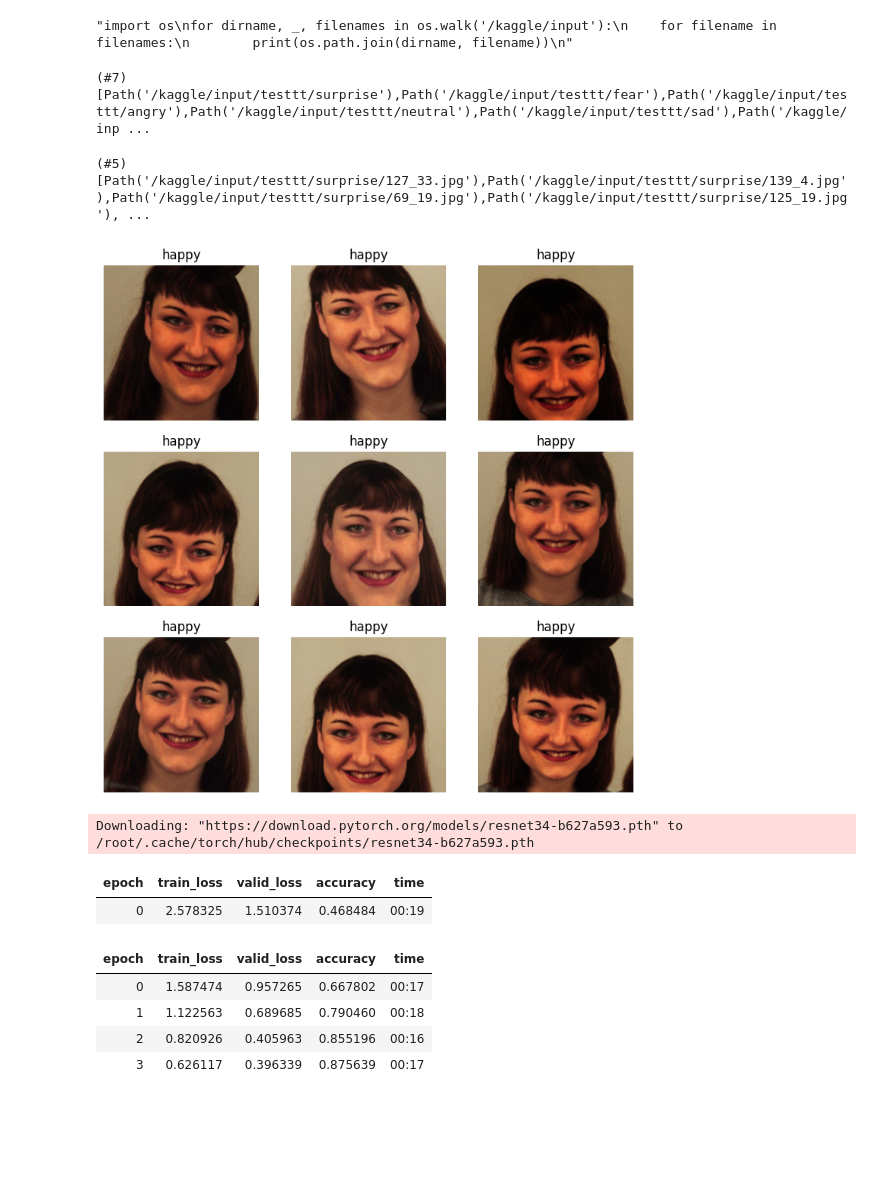
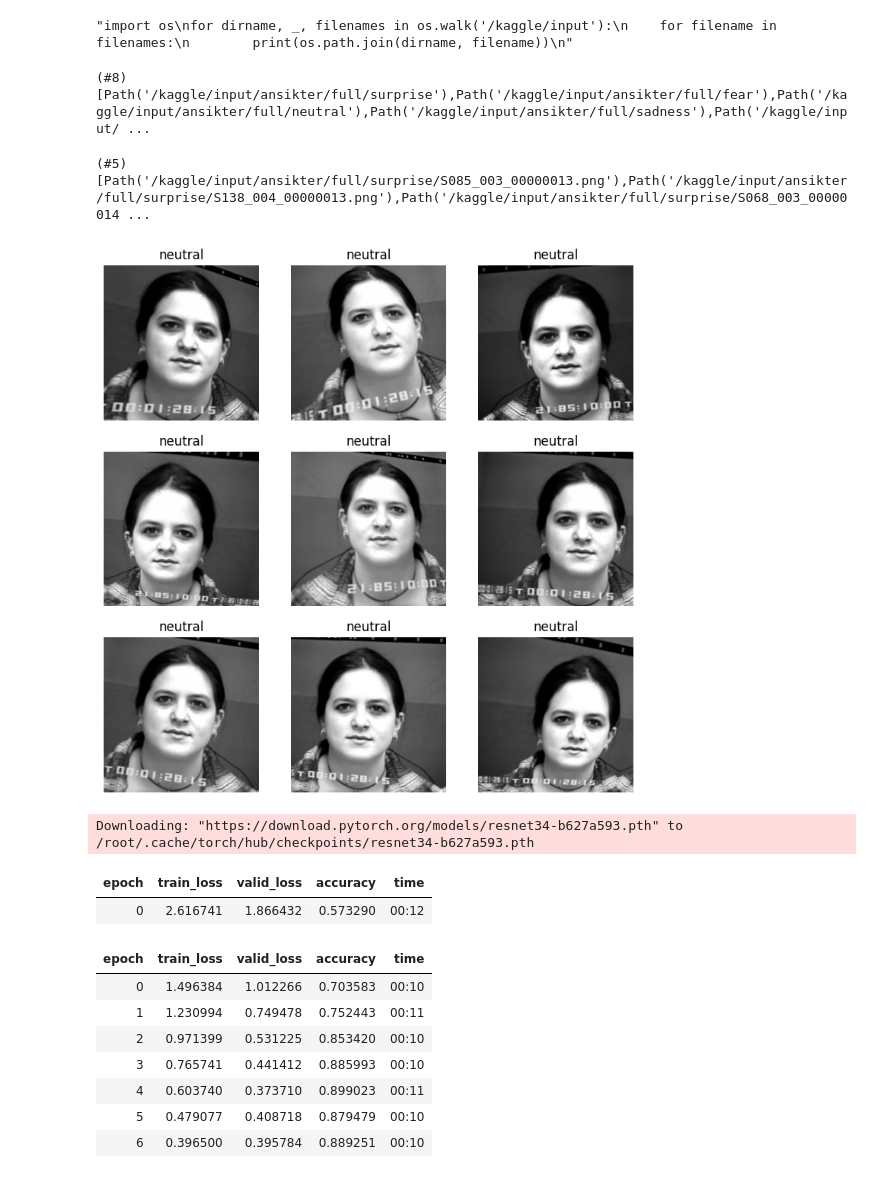
Before and after one commit to Markustho/Facialscan, a Jupyter notebook: ansikt.ipynb, the cells around one changed output. Drawn from its saved outputs; the diff is of its cells as text; code cells hidden in the pictures; blank space fills up the shorter version.

```diff
--- a/ansikt.ipynb
+++ b/ansikt.ipynb
@@ -60,15 +60,15 @@ if colab:
     DATA.mkdir(exist_ok=True, parents=True)
 
 elif kaggle:
-    DATA = Path('/kaggle/input/testtt')
+    DATA = Path('/kaggle/input/ansikter/full')
 # %%
 DATA.ls()
 # %% [output]
-(#7) [Path('/kaggle/input/testtt/surprise'),Path('/kaggle/input/testtt/fear'),Path('/kaggle/input/testtt/angry'),Path('/kaggle/input/testtt/neutral'),Path('/kaggle/input/testtt/sad'),Path('/kaggle/inp ...
+(#8) [Path('/kaggle/input/ansikter/full/surprise'),Path('/kaggle/input/ansikter/full/fear'),Path('/kaggle/input/ansikter/full/neutral'),Path('/kaggle/input/ansikter/full/sadness'),Path('/kaggle/input/ ...
 # %%
 get_image_files(DATA)[:5]
 # %% [output]
-(#5) [Path('/kaggle/input/testtt/surprise/127_33.jpg'),Path('/kaggle/input/testtt/surprise/139_4.jpg'),Path('/kaggle/input/testtt/surprise/69_19.jpg'),Path('/kaggle/input/testtt/surprise/125_19.jpg'), ...
+(#5) [Path('/kaggle/input/ansikter/full/surprise/S085_003_00000013.png'),Path('/kaggle/input/ansikter/full/surprise/S138_004_00000013.png'),Path('/kaggle/input/ansikter/full/surprise/S068_003_00000014 ...
 # %%
 ansikt = DataBlock(
     blocks=(ImageBlock, CategoryBlock),             # Define data types for the input and output
@@ -86,21 +86,24 @@ dls = ansikt.dataloaders(DATA, bs=64)
 # %%
 dls.show_batch(unique=True)
 # %% [output]
-[figure, old version]
+[figure, new version]
 # %%
 learn = vision_learner(dls, resnet34, metrics=accuracy)
 # %% [output]
 Downloading: "https://download.pytorch.org/models/resnet34-b627a593.pth" to /root/.cache/torch/hub/checkpoints/resnet34-b627a593.pth
 # %%
-learn.fine_tune(4)
+learn.fine_tune(7)
 # %% [output]
 | epoch | train_loss | valid_loss | accuracy | time |
-| 0 | 2.578325 | 1.510374 | 0.468484 | 00:19 |
+| 0 | 2.616741 | 1.866432 | 0.573290 | 00:12 |
 | epoch | train_loss | valid_loss | accuracy | time |
-| 0 | 1.587474 | 0.957265 | 0.667802 | 00:17 |
-| 1 | 1.122563 | 0.689685 | 0.790460 | 00:18 |
-| 2 | 0.820926 | 0.405963 | 0.855196 | 00:16 |
-| 3 | 0.626117 | 0.396339 | 0.875639 | 00:17 |
+| 0 | 1.496384 | 1.012266 | 0.703583 | 00:10 |
+| 1 | 1.230994 | 0.749478 | 0.752443 | 00:11 |
+| 2 | 0.971399 | 0.531225 | 0.853420 | 00:10 |
+| 3 | 0.765741 | 0.441412 | 0.885993 | 00:10 |
+| 4 | 0.603740 | 0.373710 | 0.899023 | 00:11 |
+| 5 | 0.479077 | 0.408718 | 0.879479 | 00:10 |
+| 6 | 0.396500 | 0.395784 | 0.889251 | 00:10 |
 # %%
 learn.show_results()
 # %% [output]
```
Also changed, not shown: parts of 11 cells of this notebook.
